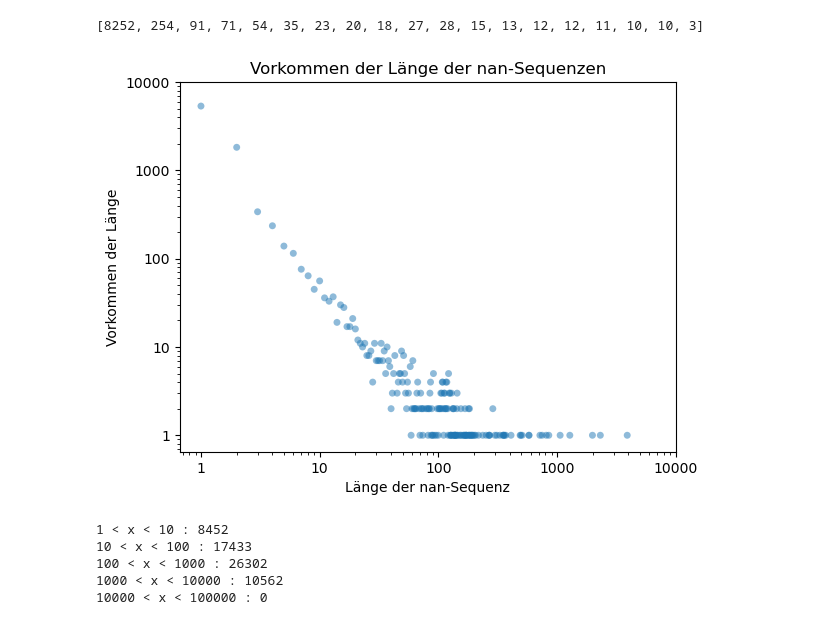
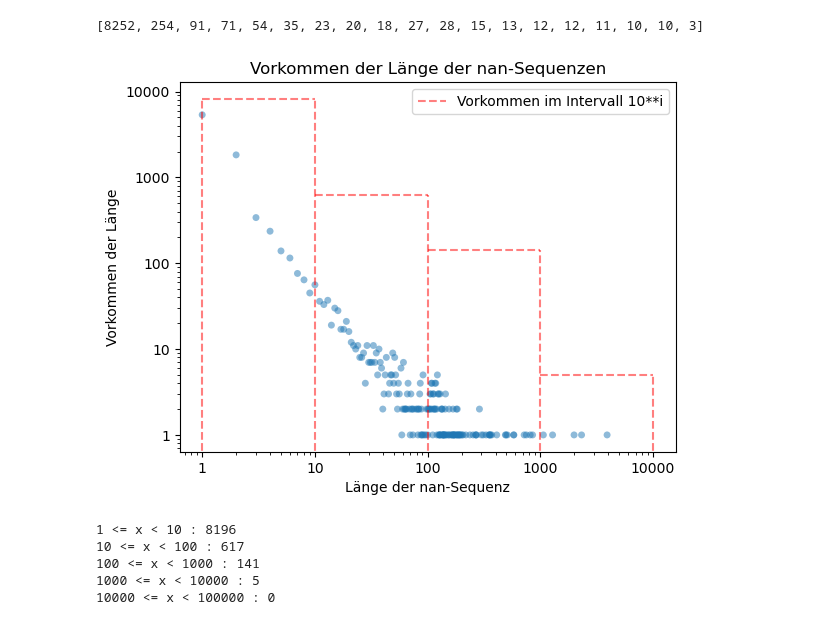
Before and after one commit to Nicholas202024/Hiwi_Code, a Jupyter notebook: statistik_nans.ipynb, the cells around one changed output. Cells and saved outputs as stored; diff of their text form; code cells hidden in the pictures.

```diff
--- a/statistik_nans.ipynb
+++ b/statistik_nans.ipynb
@@ -428,41 +392,59 @@ print(groups_vorkommen_sums)
 
 station = lhg05_list
 
 absolute_frequencies = np.unique(station, return_counts=True)
 
 x = absolute_frequencies[0]
 y = absolute_frequencies[1]
 
 # size and color:
 # sizes = np.random.uniform(15, 80, len(x))
 # colors = np.random.uniform(15, 80, len(x))
 
 # plot
 fig, ax = plt.subplots()
 
 ax.scatter(x, y, marker='.', alpha=0.5, edgecolors='none', s=100)
 
+plt.hlines(8196, 1, 10, color='r', linestyle='--', alpha=0.5, label='Vorkommen im Intervall 10**i')
+plt.hlines(617, 10, 100, color='r', linestyle='--', alpha=0.5)
+plt.hlines(141, 100, 1000, color='r', linestyle='--', alpha=0.5)
+plt.hlines(5, 1000, 10000, color='r', linestyle='--', alpha=0.5)
+
+plt.vlines(1, 0, 8196, color='r', linestyle='--', alpha=0.5)
+plt.vlines(10, 0, 8196, color='r', linestyle='--', alpha=0.5)
+plt.vlines(100, 0, 617, color='r', linestyle='--', alpha=0.5)
+plt.vlines(1000, 0, 141, color='r', linestyle='--', alpha=0.5)
+plt.vlines(10000, 0, 5, color='r', linestyle='--', alpha=0.5)
+
 plt.xscale('log')
 ticks = [10**i for i in range(5)]  # Erzeugt eine Liste [1, 10, 100, 1000]
 plt.xticks(ticks, labels=ticks)  # Setzt die x-Achsenwerte und -Beschriftungen
 
 plt.yscale('log')
 plt.yticks(ticks, labels=ticks)  # Setzt die y-Achsenwerte und -Beschriftungen
 
 plt.xlabel('Länge der nan-Sequenz')
 plt.ylabel('Vorkommen der Länge')
 plt.title('Vorkommen der Länge der nan-Sequenzen')
 
+plt.legend()
+
 plt.show()
 # %% [output]
-[figure, old version]
+[figure, new version]
 # %%
+# Anzahl von nan-Sequenzen in jeweiligem Intervallen
+
+station = lhg05_list
+
 for i in range(1, 6):
-    interval = f'{10**(i-1)} < x < {10**i}'
-    print(interval, ':', sum([x for x in lhg05_list if 10**(i-1) < x < 10**i]))
+    interval = f'{10**(i-1)} <= x < {10**i}'
+    print(interval, ':', len([x for x in station if 10**(i-1) <= x < 10**i]))
+    list_vorkommen_log10_abstand = [len([x for x in station if 10**(i-1) <= x < 10**i]) for i in range(1, 6)]
 # %% [output]
-1 < x < 10 : 8452
-10 < x < 100 : 17433
-100 < x < 1000 : 26302
-1000 < x < 10000 : 10562
-10000 < x < 100000 : 0
+1 <= x < 10 : 8196
+10 <= x < 100 : 617
+100 <= x < 1000 : 141
+1000 <= x < 10000 : 5
+10000 <= x < 100000 : 0
```
Also changed, not shown: parts of 14 cells of this notebook, 1 other file.
